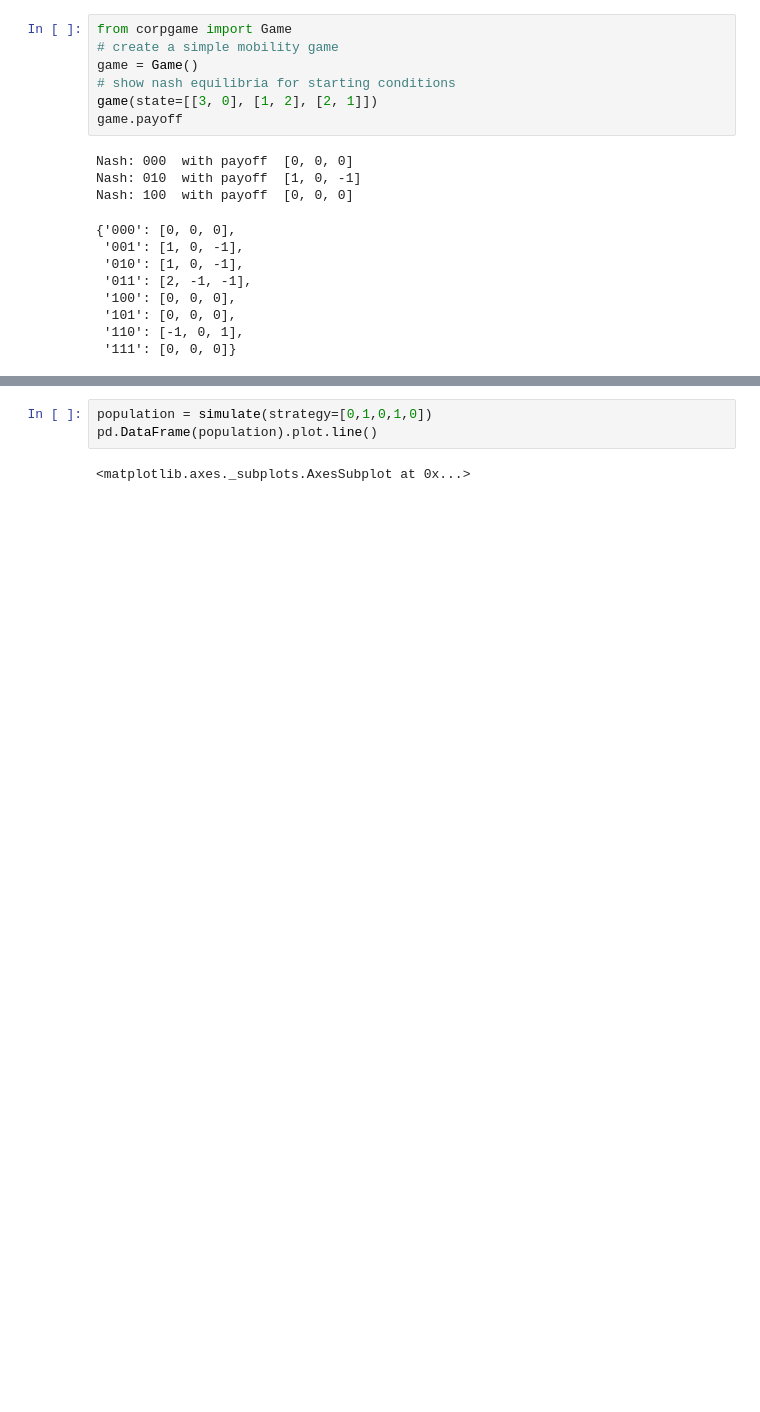
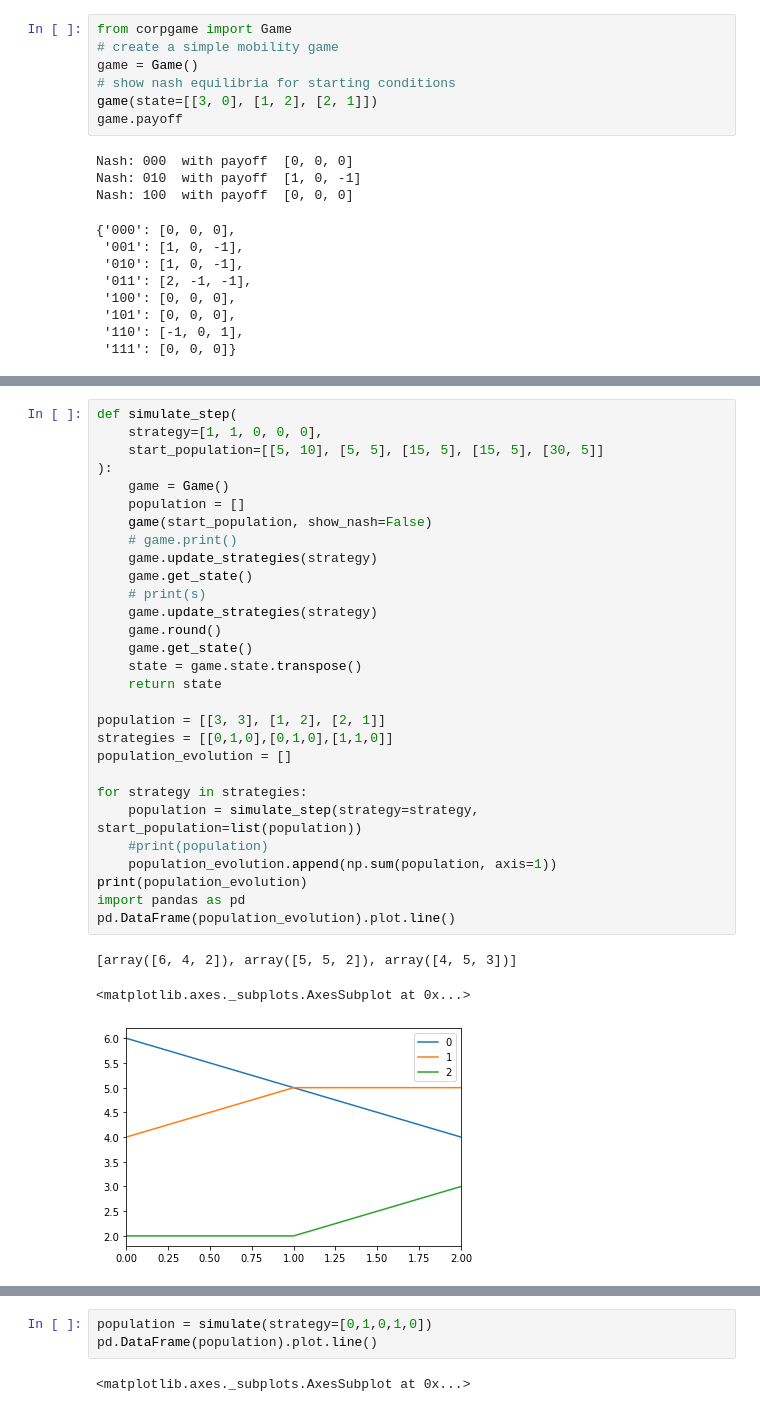
Before and after one commit to positivedefinite/corpgame, a Jupyter notebook: analysis.ipynb, the cells around one changed output, grey strips where cells are left out. Cells and saved outputs as stored; diff of their text form; blank space fills up the shorter version.

Commit message:
Simulation of many steps and basic MSE

```diff
--- a/analysis.ipynb
+++ b/analysis.ipynb
@@ -27,3 +29,36 @@ for i, year in enumerate(years):
+# %%
+def simulate_step(
+    strategy=[1, 1, 0, 0, 0],
+    start_population=[[5, 10], [5, 5], [15, 5], [15, 5], [30, 5]]
+):
+    game = Game()
+    population = []
+    game(start_population, show_nash=False)
+    # game.print()
+    game.update_strategies(strategy)
+    game.get_state()
+    # print(s)
+    game.update_strategies(strategy)
+    game.round()
+    game.get_state()
+    state = game.state.transpose()
+    return state
+
+population = [[3, 3], [1, 2], [2, 1]]
+strategies = [[0,1,0],[0,1,0],[1,1,0]]
+population_evolution = []
+
+for strategy in strategies:
+    population = simulate_step(strategy=strategy, start_population=list(population))
+    #print(population)
+    population_evolution.append(np.sum(population, axis=1))
+print(population_evolution)
+import pandas as pd
+pd.DataFrame(population_evolution).plot.line()
+# %% [output]
+[array([6, 4, 2]), array([5, 5, 2]), array([4, 5, 3])]
+<matplotlib.axes._subplots.AxesSubplot at 0x...>
+[figure, added]
 # %%
 from corpgame import simulate
 # simulate 10 rounds with a given strategy
```
Also changed, not shown: parts of 3 cells of this notebook, 1 other file.
